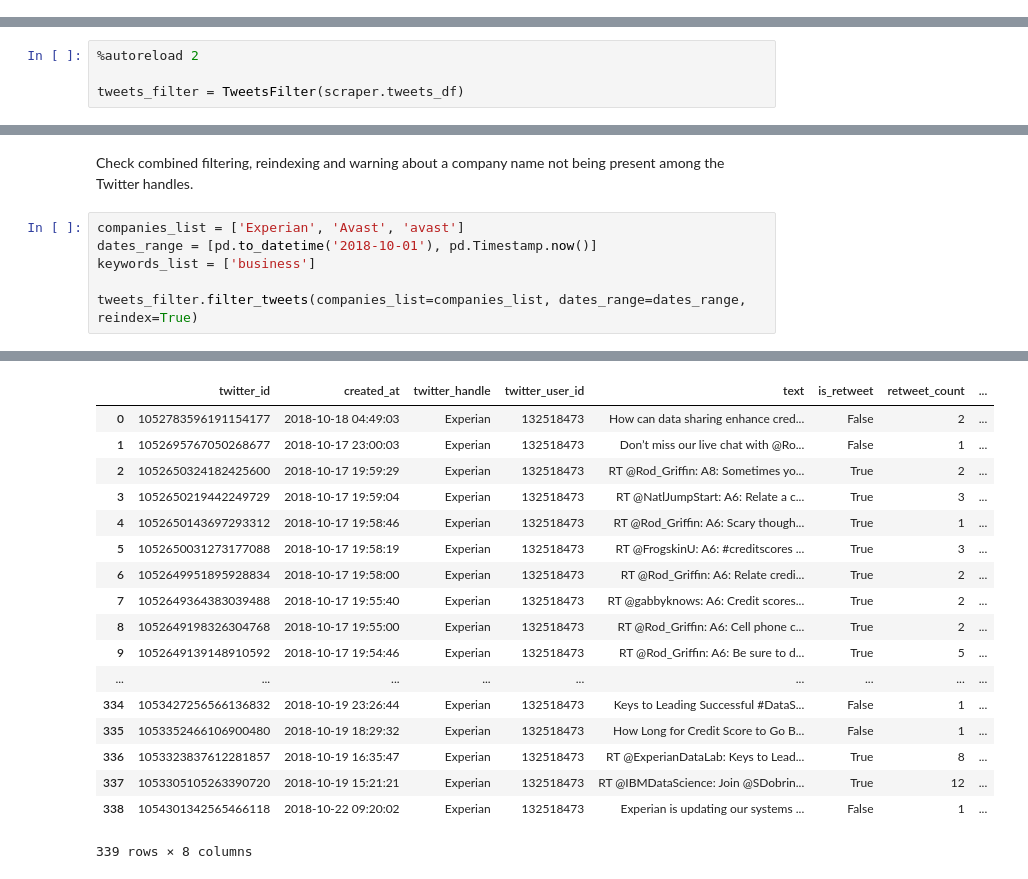
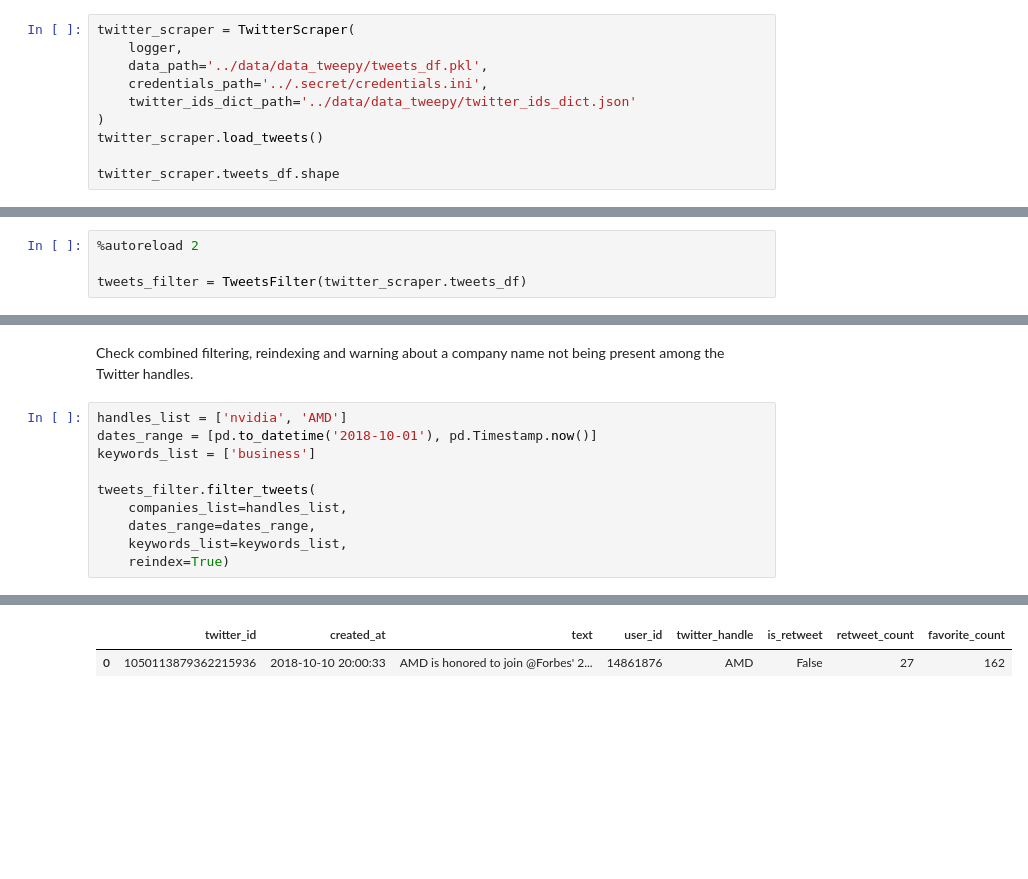
Before and after one commit to emanuele-moscato/twitter-monitoring, a Jupyter notebook: notebooks/tweets-filtering.ipynb, the cells around one changed output, grey strips where cells are left out. Cells and saved outputs as stored; diff of their text form; blank space fills up the shorter version.

```diff
--- a/notebooks/tweets-filtering.ipynb
+++ b/notebooks/tweets-filtering.ipynb
@@ -38,0 +29,10 @@ scraper.tweets_df.shape
+# %%
+twitter_scraper = TwitterScraper(
+    logger,
+    data_path='../data/data_tweepy/tweets_df.pkl',
+    credentials_path='../.secret/credentials.ini',
+    twitter_ids_dict_path='../data/data_tweepy/twitter_ids_dict.json'
+)
+twitter_scraper.load_tweets()
+
+twitter_scraper.tweets_df.shape
@@ -39,5 +41,5 @@ scraper.tweets_df.shape
 # %%
 %autoreload 2
 
-tweets_filter = TweetsFilter(scraper.tweets_df)
+tweets_filter = TweetsFilter(twitter_scraper.tweets_df)
 # %% [markdown]
@@ -131,9 +132,13 @@ True
 # %% [markdown]
 Check combined filtering, reindexing and warning about a company name not being present among the Twitter handles.
 # %%
-companies_list = ['Experian', 'Avast', 'avast']
+handles_list = ['nvidia', 'AMD']
 dates_range = [pd.to_datetime('2018-10-01'), pd.Timestamp.now()]
 keywords_list = ['business']
 
-tweets_filter.filter_tweets(companies_list=companies_list, dates_range=dates_range, reindex=True)
+tweets_filter.filter_tweets(
+    companies_list=handles_list,
+    dates_range=dates_range,
+    keywords_list=keywords_list,
+    reindex=True)
 # %% [output]
@@ -141,21 +145,5 @@ Warning: 'avast' is not among the followed Twitter handles (and this IS case sen
-|  | twitter_id | created_at | twitter_handle | twitter_user_id | text | is_retweet | retweet_count | ... |
-| 0 | 1052783596191154177 | 2018-10-18 04:49:03 | Experian | 132518473 | How can data sharing enhance cred... | False | 2 | ... |
-| 1 | 1052695767050268677 | 2018-10-17 23:00:03 | Experian | 132518473 | Don’t miss our live chat with @Ro... | False | 1 | ... |
-| 2 | 1052650324182425600 | 2018-10-17 19:59:29 | Experian | 132518473 | RT @Rod_Griffin: A8: Sometimes yo... | True | 2 | ... |
-| 3 | 1052650219442249729 | 2018-10-17 19:59:04 | Experian | 132518473 | RT @NatlJumpStart: A6: Relate a c... | True | 3 | ... |
-| 4 | 1052650143697293312 | 2018-10-17 19:58:46 | Experian | 132518473 | RT @Rod_Griffin: A6: Scary though... | True | 1 | ... |
-| 5 | 1052650031273177088 | 2018-10-17 19:58:19 | Experian | 132518473 | RT @FrogskinU: A6: #creditscores ... | True | 3 | ... |
-| 6 | 1052649951895928834 | 2018-10-17 19:58:00 | Experian | 132518473 | RT @Rod_Griffin: A6: Relate credi... | True | 2 | ... |
-| 7 | 1052649364383039488 | 2018-10-17 19:55:40 | Experian | 132518473 | RT @gabbyknows: A6: Credit scores... | True | 2 | ... |
-| 8 | 1052649198326304768 | 2018-10-17 19:55:00 | Experian | 132518473 | RT @Rod_Griffin: A6: Cell phone c... | True | 2 | ... |
-| 9 | 1052649139148910592 | 2018-10-17 19:54:46 | Experian | 132518473 | RT @Rod_Griffin: A6: Be sure to d... | True | 5 | ... |
-| ... | ... | ... | ... | ... | ... | ... | ... | ... |
-| 334 | 1053427256566136832 | 2018-10-19 23:26:44 | Experian | 132518473 | Keys to Leading Successful #DataS... | False | 1 | ... |
-| 335 | 1053352466106900480 | 2018-10-19 18:29:32 | Experian | 132518473 | How Long for Credit Score to Go B... | False | 1 | ... |
-| 336 | 1053323837612281857 | 2018-10-19 16:35:47 | Experian | 132518473 | RT @ExperianDataLab: Keys to Lead... | True | 8 | ... |
-| 337 | 1053305105263390720 | 2018-10-19 15:21:21 | Experian | 132518473 | RT @IBMDataScience: Join @SDobrin... | True | 12 | ... |
-| 338 | 1054301342565466118 | 2018-10-22 09:20:02 | Experian | 132518473 | Experian is updating our systems ... | False | 1 | ... |
+|  | twitter_id | created_at | text | user_id | twitter_handle | is_retweet | retweet_count | favorite_count |
+| 0 | 1050113879362215936 | 2018-10-10 20:00:33 | AMD is honored to join @Forbes' 2... | 14861876 | AMD | False | 27 | 162 |
-339 rows × 8 columns
 # %%
 list(tweets_filter.tweets_df['twitter_handle'].unique())
 # %% [output]
```
Also changed, not shown: parts of 16 cells of this notebook, 4 other files.
